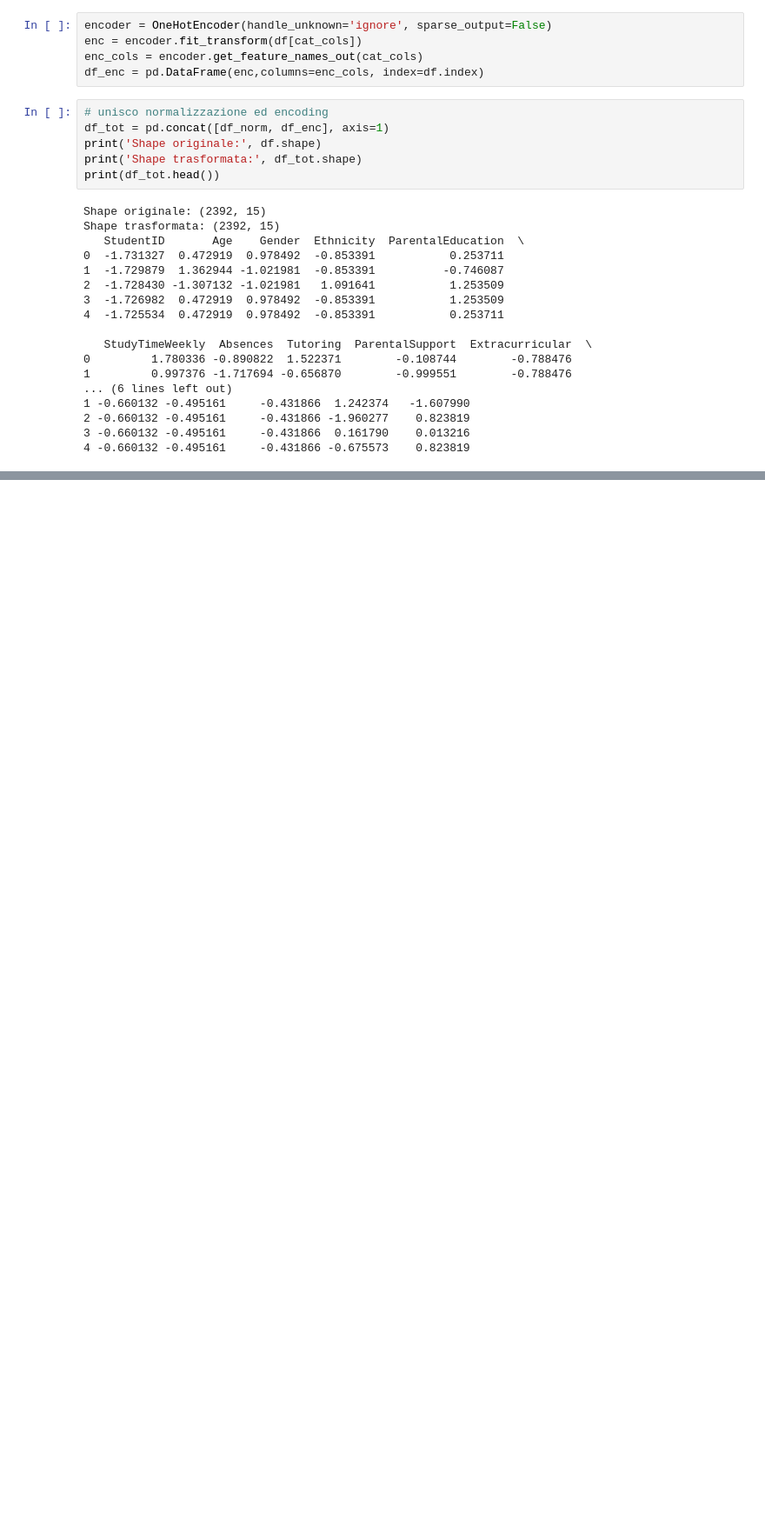
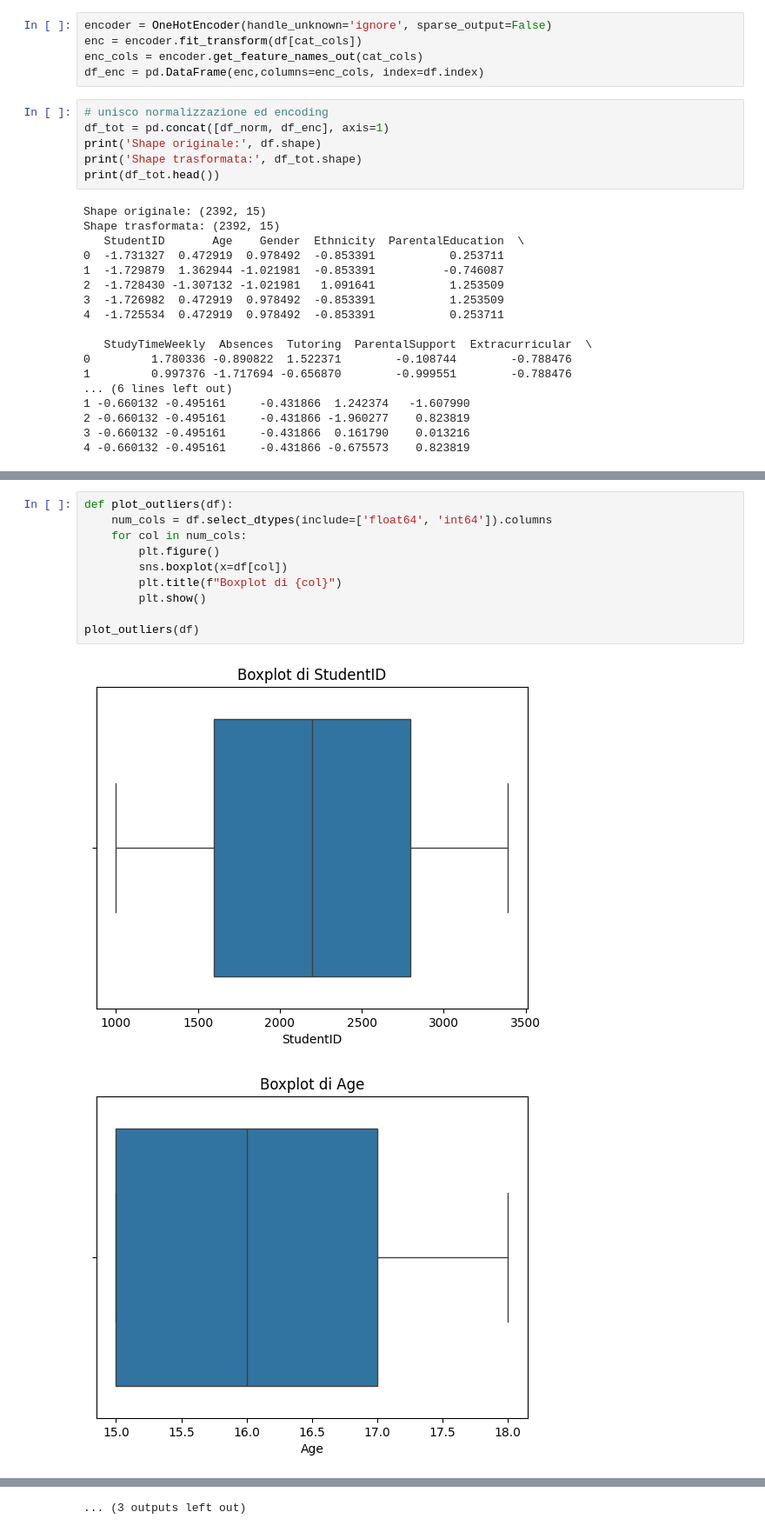
Before and after one commit to annasetzu/ProgettoDiGruppo21Agosto, a Jupyter notebook: main.ipynb, the cells around one changed output, grey strips where cells are left out. Shown: that part at 87% size. Drawn from its saved outputs; the diff is of its cells as text; blank space fills up the shorter version.

```diff
--- a/main.ipynb
+++ b/main.ipynb
@@ -96,0 +123,13 @@ Shape trasformata: (2392, 15)
+# %%
+def plot_outliers(df):
+    num_cols = df.select_dtypes(include=['float64', 'int64']).columns
+    for col in num_cols:
+        plt.figure()
+        sns.boxplot(x=df[col])
+        plt.title(f"Boxplot di {col}")
+        plt.show()
+
+plot_outliers(df)
+# %% [output]
+[figure, added]
+[figure, added]
@@ -96,0 +146 @@ Shape trasformata: (2392, 15)
+... (3 outputs left out)
```
Also changed, not shown: parts of 18 cells of this notebook, 1 other file.
